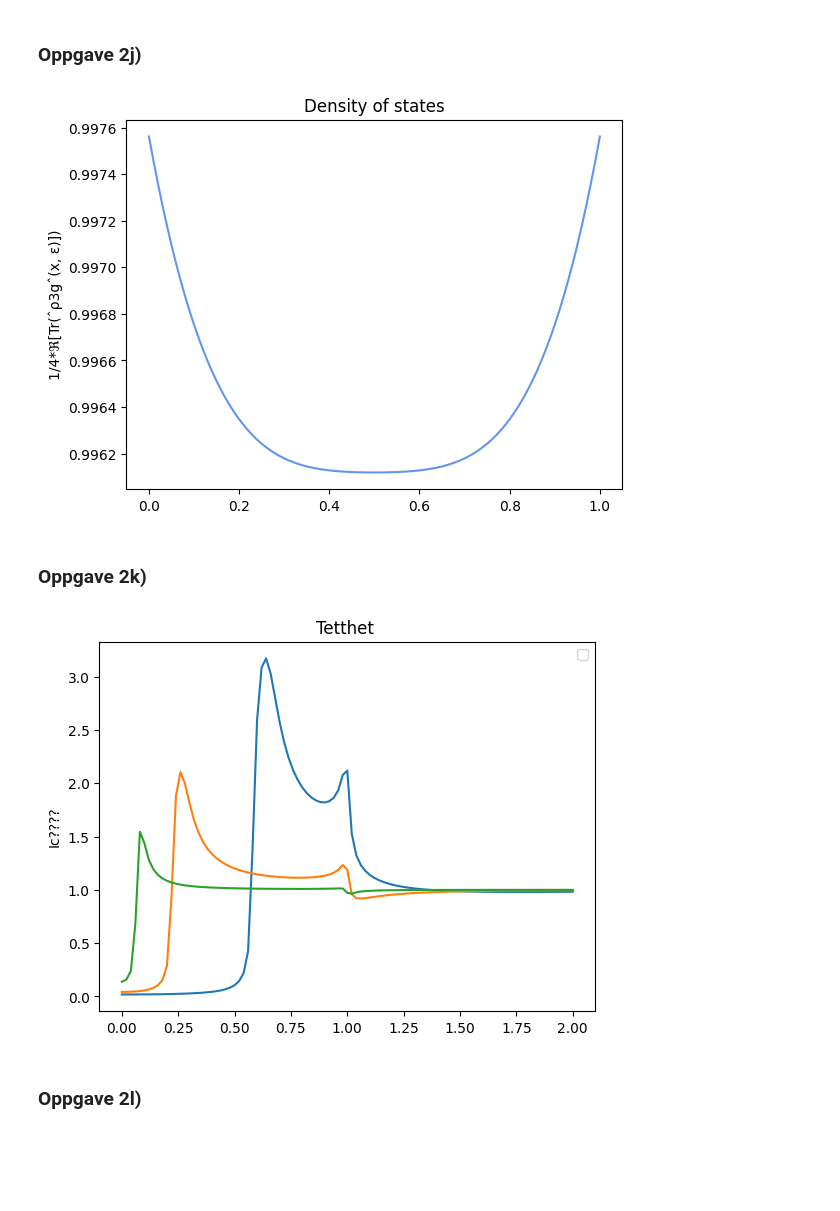
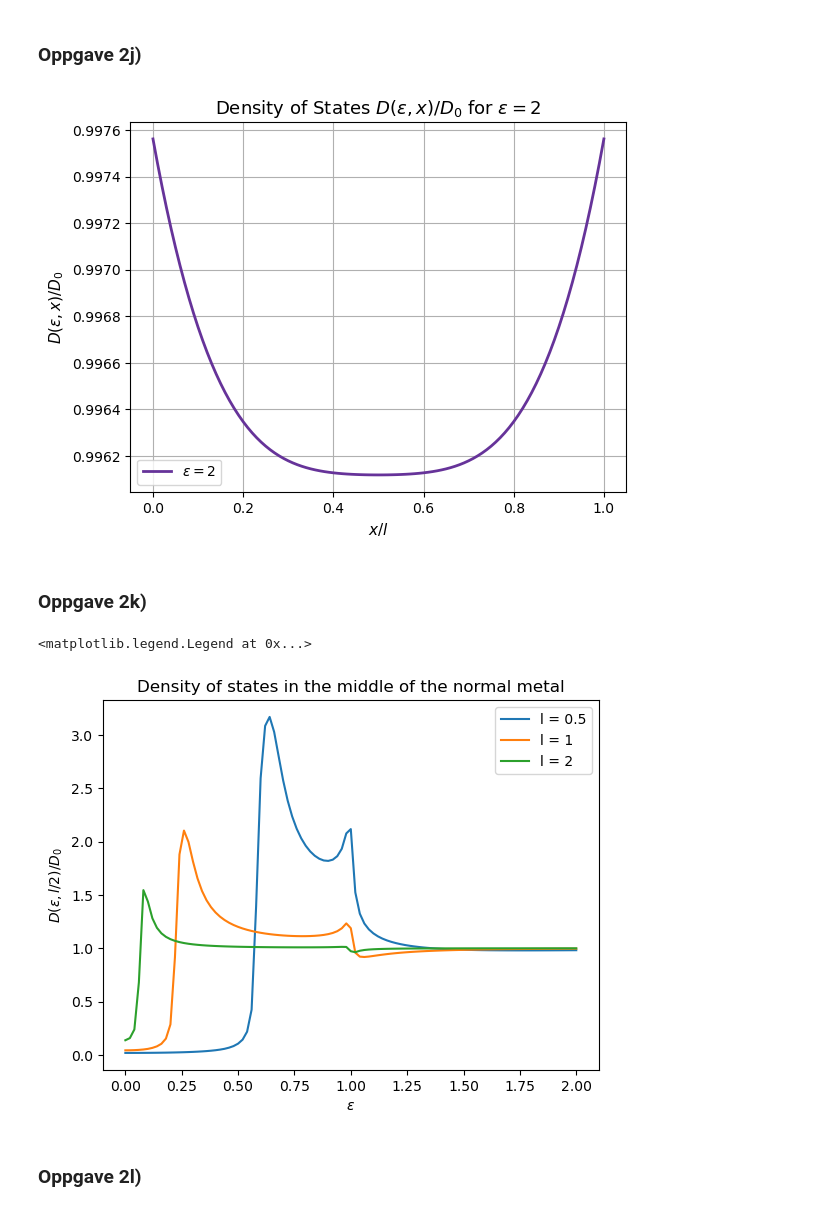
Before and after one commit to cfure3-svg/prosjekt3, a Jupyter notebook: prosjekt3_riktig.ipynb, the cells around one changed output. Saved outputs shown, nothing was run; the diff lists cells and outputs as text; code cells hidden in the pictures; blank space fills up the shorter version.

```diff
--- a/prosjekt3_riktig.ipynb
+++ b/prosjekt3_riktig.ipynb
@@ -503,8 +503,9 @@ def differantiate_vector(vector, e):
 
     gamma, gamma_tilde, omega, omega_tilde = vector_to_matrices(vector)
 
-    N_tilde = np.linalg.inv((np.identity(2)- gamma_tilde@gamma))
-    N = np.linalg.inv((np.identity(2)- gamma@gamma_tilde))
+    I2 = np.eye(2, dtype=complex)
+    N_tilde = np.linalg.solve(I2 - gamma_tilde @ gamma, I2)
+    N = np.linalg.solve(I2 - gamma @ gamma_tilde, I2)
 
     d_dx_gamma = omega
     d_dx_gamma_tilde = omega_tilde
@@ -569,10 +570,13 @@ x = np.linspace(0, l, m)
 for e in epsilon:
    sol = solve_bvp(lambda x, y: function_to_solve(x_vector= x, vec_matrix= y, e = e), lambda x, y: lhs(v_left = x, v_right = y, l= l, e=e), x, y)
    y_plot = sol.sol(x)[0]
-   plt.plot(x, y_plot, label = 'Numerisk løsning', color = 'cornflowerblue')
+   plt.plot(x, y_plot, label=fr"$\varepsilon = {e}$")
 
 plt.title("Usadel equation solution with solve_bvp")
-plt.ylabel("Ic????")
+plt.xlabel("x")
+plt.ylabel(r"$||v(x)||$")
+plt.grid(True)
 plt.legend()
+plt.tight_layout()
 plt.show()
 # %% [output]
@@ -620,8 +650,7 @@ plt.show()
 # %% [markdown]
 ### Oppgave 2i)
 # %%
-#Gjentagelse av oppgave 2f) men denne gangen antar vi at det er to superledere på hevr side av metallet
-
+#Gjentagelse av oppgave 2f) men denne gangen antar vi at det er to superledere på hver side av metallet
 
 #uttrykk brukt i Riccati matrisene
 def vartheta_sigma(sigma, e):
@@ -665,14 +694,21 @@ def bc_superleder(v_left, v_right, l, e):
     # Randverdiene på høyre kant
     gamma_l, gamma_tilde_l, omega_l, omega_tilde_l = vector_to_matrices(v_right)
 
-
     zeta = 3
 
-    N_L = np.linalg.inv(np.identity(2)-gamma_L(phi_L, e)@gamma_L_tilde(phi_L, e))
-    N_L_tilde = np.linalg.inv(np.identity(2)-gamma_L_tilde(phi_L, e)@gamma_L(phi_L, e))
+    I2 = np.eye(2, dtype=complex)
 
-    N_R = np.linalg.inv(np.identity(2)-gamma_R(phi_R, e)@gamma_R_tilde(phi_R, e))
-    N_R_tilde = np.linalg.inv(np.identity(2)-gamma_R_tilde(phi_R, e)@gamma_R(phi_R, e))
+    gL = gamma_L(phi_L, e)
+    gtL = gamma_L_tilde(phi_L, e)
+
+    gR = gamma_R(phi_R, e)
+    gtR = gamma_R_tilde(phi_R, e)
+
+    N_L = np.linalg.solve(I2 - gL @ gtL, I2)
+    N_L_tilde = np.linalg.solve(I2 - gtL @ gL, I2)
+
+    N_R = np.linalg.solve(I2 - gR @ gtR, I2)
+    N_R_tilde = np.linalg.solve(I2 - gtR @ gR, I2)
 
     likning_13 = omega_0 + 1/(zeta*l) * (np.identity(2)-gamma_0@gamma_L_tilde(phi_L, e)) @ N_L @(gamma_L(phi_L, e)-gamma_0)
     likning_14 = omega_tilde_0 + 1/(zeta*l) * (np.identity(2)-gamma_tilde_0@gamma_L(phi_L, e)) @ N_L_tilde @(gamma_L_tilde(phi_L, e)-gamma_tilde_0)
@@ -686,29 +722,31 @@ def bc_superleder(v_left, v_right, l, e):
 # %%
 phi_L = 0
 phi_R = 0
 m = 101
 l = 1
 
 e = 2
 y = np.zeros((32, m))
 x = np.linspace(0, l, m)
 
 
 liste, solution = calculate_density_of_states(function_to_solve, bc_superleder,x,y, e, l)
-plt.plot(x, liste, color = "cornflowerblue")
-plt.title("Density of states")
-plt.ylabel("1/4*ℜ[Tr(ˆρ3gˆ(x, ε)])")
+plt.plot(x, liste, label=r"$\varepsilon = 2$", linewidth=2, color = "rebeccapurple")
+
+plt.title(r"Density of States $D(\varepsilon, x)/D_0$ for $\varepsilon = 2$", fontsize=13)
+plt.xlabel(r"$x/l$", fontsize=11)
+plt.ylabel(r"$D(\varepsilon, x)/D_0$", fontsize=11)
+
+plt.legend()
+plt.grid(True)
 plt.show()
 # %% [output]
-[figure, old version]
+[figure, new version]
 # %% [markdown]
 ### Oppgave 2k)
 # %%
 #Løse Usadel ligningen for 101 energier på intervallet [0, 2]. Plot tettheten i midten av metallet x = l/2
-
 from tqdm import tqdm
-
-
 
 m = 101
 l_values =[0.5, 1, 2]
@@ -716,9 +754,7 @@ epsilon = np.linspace(2, 0, 101)
 
 total = len(l_values)*len(epsilon)
 
-
 plt.figure()
-
 
 with tqdm(total=total) as pbar:
     for l in l_values:
@@ -727,18 +763,19 @@ with tqdm(total=total) as pbar:
         liste_med_dos = []
 
         for e in epsilon:
-            liste, y_init = calculate_density_of_states(function_to_solve, bc_superleder, x, y_init, e, l)
-            center = np.take(liste, len(liste)//2)
-            liste_med_dos.append(center)
+            D_mid, y_init = calculate_density_of_states(function_to_solve, bc_superleder, x, y_init, e, l, midtverdi = True)
+            liste_med_dos.append(D_mid)
             pbar.update(1)
 
-        plt.plot(epsilon, liste_med_dos)
-plt.title("Tetthet ")
-plt.ylabel("Ic????")
+        plt.plot(epsilon, liste_med_dos, label=f"l = {l}")
+
+plt.xlabel(r"$\varepsilon$")
+plt.ylabel(r"$D(\varepsilon, l/2)/D_0$")
+plt.title("Density of states in the middle of the normal metal")
 plt.legend()
-plt.show()
 # %% [output]
+<matplotlib.legend.Legend at 0x...>
-[figure, old version]
+[figure, new version]
 # %% [markdown]
 ### Oppgave 2l)
 # %%
```
Also changed, not shown: parts of 7 cells of this notebook.
